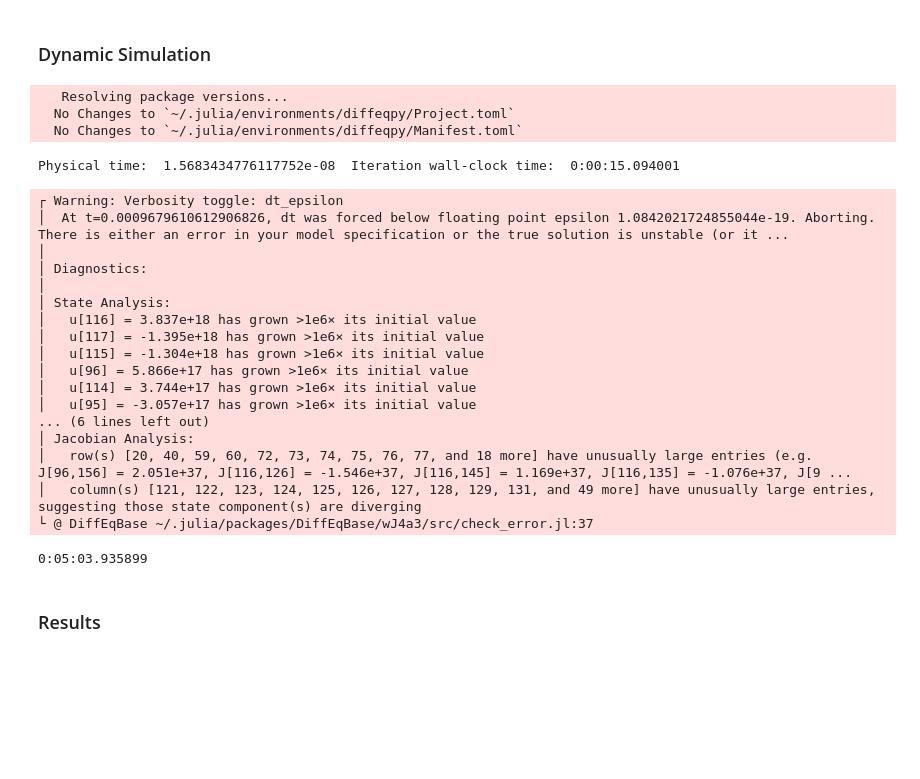
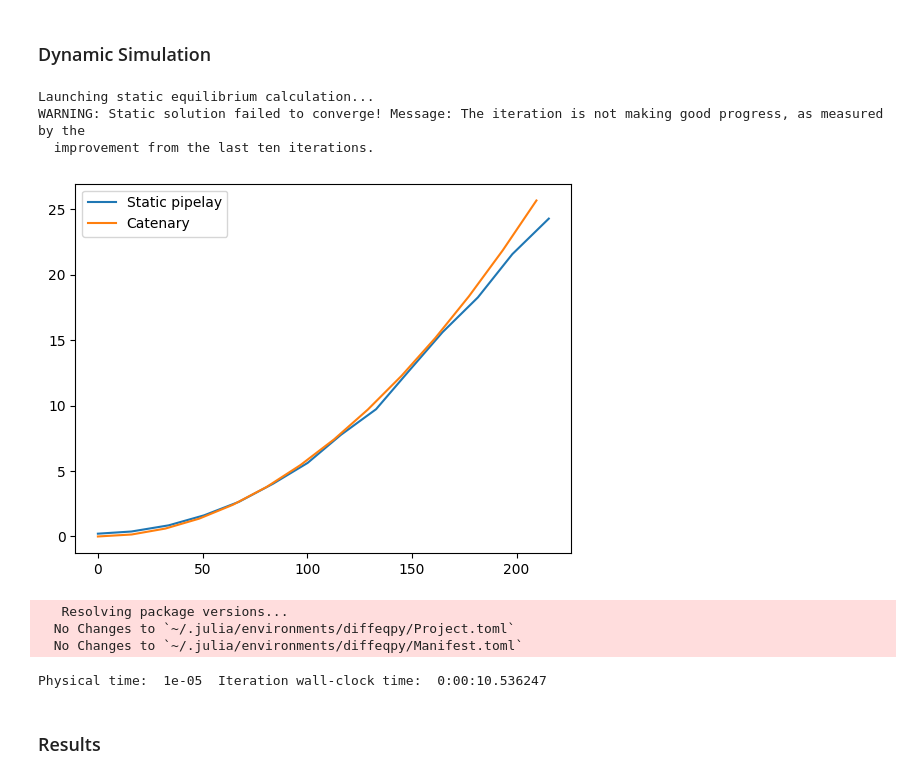
Before and after one commit to gigatskhondia/ocean_intella, a Jupyter notebook: experiments/PDE_pipe/pde_pipe_v26g.ipynb, the cells around one changed output. Saved outputs shown, nothing was run; the diff lists cells and outputs as text; code cells hidden in the pictures; blank space fills up the shorter version.

```diff
--- a/experiments/PDE_pipe/pde_pipe_v26g.ipynb
+++ b/experiments/PDE_pipe/pde_pipe_v26g.ipynb
@@ -928,6 +925,0 @@ cs0 = np.concatenate((np.zeros(N),np.ones(N),np.zeros(N),np.ones(N),np.zeros(N),
-# %%
-Qquat = np.zeros((N,4))
-for j in range(N):
-    phi_j,theta_j,psi_j = q0[6*N+j],q0[8*N+j],q0[10*N+j]
-    Rj = Ret_e_t(np.sin(phi_j),np.cos(phi_j),np.sin(theta_j),np.cos(theta_j),np.sin(psi_j),np.cos(psi_j))
-    Qquat[j] = quat_from_R(Rj)
@@ -936,3 +926,29 @@ q0 = np.concatenate((q0,cs0,Qquat[:,0],Qquat[:,1],Qquat[:,2],Qquat[:,3]))
+# %%
+φ_init = q0[6*N : 7*N]
+θ_init = q0[8*N : 9*N]
+ψ_init = q0[10*N : 11*N]
+
+Qquat = np.zeros((N, 4))
+for j in range(N):
+    phi_j   = φ_init[j]
+    theta_j = θ_init[j]
+    psi_j   = ψ_init[j]
+
+    sφ, cφ = np.sin(phi_j), np.cos(phi_j)
+    sθ, cθ = np.sin(theta_j), np.cos(theta_j)
+    sψ, cψ = np.sin(psi_j), np.cos(psi_j)
+
+    Rj = Ret_e_t(sφ, cφ, sθ, cθ, sψ, cψ)
+    Qquat[j] = quat_from_R(Rj)
+
+cs0 = np.concatenate((
+    np.sin(φ_init), np.cos(φ_init),
+    np.sin(θ_init), np.cos(θ_init),
+    np.sin(ψ_init), np.cos(ψ_init)
+))
+
+Q0_final = np.concatenate((q0, cs0, Qquat[:,0], Qquat[:,1], Qquat[:,2], Qquat[:,3]))
+q0 = np.concatenate((q0,cs0,Qquat[:,0],Qquat[:,1],Qquat[:,2],Qquat[:,3]))
 # %%
 root_ = root(static_solution, q0,
              # method='lm',
@@ -1130,0 +1256,15 @@ T_2=MyTime()
+# %%
+Q0_balanced = find_static_equilibrium(q0, T_2, N, NDOF)
+# %% [output]
+Launching static equilibrium calculation...
+WARNING: Static solution failed to converge! Message: The iteration is not making good progress, as measured by the
+  improvement from the last ten iterations.
+# %%
+x0_1, y0_1, z0_1 = Q0_balanced[:N], Q0_balanced[2*N:3*N], Q0_balanced[4*N:5*N]
+# %%
+plt.plot(x0_1, z0_1, label = "Static pipelay")
+plt.plot(x0, z0, label = "Catenary")
+plt.legend()
+plt.show()
+# %% [output]
+[figure, added]
@@ -1143,41 +1285,24 @@ sdirk = jl.seval("OrdinaryDiffEqSDIRK")
 # Problem
 prob = de.ODEProblem(
     dynamic_func,
-    q0,
+    Q0_balanced,
     tspan,
-    jl.Py(T_2)
+    jl.Py(T_3)
 )
 
 sol = de.solve(
     prob,
-    sdirk.TRBDF2(autodiff=de.AutoFiniteDiff()),
+    de.Rosenbrock23(autodiff=de.AutoFiniteDiff()),
     reltol=1e-6,
-    abstol=1e-6
+    abstol=1e-6,
+    dtmax=1e-5
 )
 print(datetime.now() - startTime1)
 # %% [output]
    Resolving package versions...
   No Changes to `~/.julia/environments/diffeqpy/Project.toml`
   No Changes to `~/.julia/environments/diffeqpy/Manifest.toml`
-Physical time:  1.5683434776117752e-08  Iteration wall-clock time:  0:00:15.094001
+Physical time:  1e-05  Iteration wall-clock time:  0:00:10.536247
-┌ Warning: Verbosity toggle: dt_epsilon
-│  At t=0.0009679610612906826, dt was forced below floating point epsilon 1.0842021724855044e-19. Aborting. There is either an error in your model specification or the true solution is unstable (or it ...
-│
-│ Diagnostics:
-│
-│ State Analysis:
-│   u[116] = 3.837e+18 has grown >1e6× its initial value
-│   u[117] = -1.395e+18 has grown >1e6× its initial value
-│   u[115] = -1.304e+18 has grown >1e6× its initial value
-│   u[96] = 5.866e+17 has grown >1e6× its initial value
-│   u[114] = 3.744e+17 has grown >1e6× its initial value
-│   u[95] = -3.057e+17 has grown >1e6× its initial value
-... (6 lines left out)
-│ Jacobian Analysis:
-│   row(s) [20, 40, 59, 60, 72, 73, 74, 75, 76, 77, and 18 more] have unusually large entries (e.g. J[96,156] = 2.051e+37, J[116,126] = -1.546e+37, J[116,145] = 1.169e+37, J[116,135] = -1.076e+37, J[9 ...
-│   column(s) [121, 122, 123, 124, 125, 126, 127, 128, 129, 131, and 49 more] have unusually large entries, suggesting those state component(s) are diverging
-└ @ DiffEqBase ~/.julia/packages/DiffEqBase/wJ4a3/src/check_error.jl:37
-0:05:03.935899
 # %% [markdown]
 ### Results
 # %%
```
Also changed, not shown: parts of 33 cells of this notebook.
